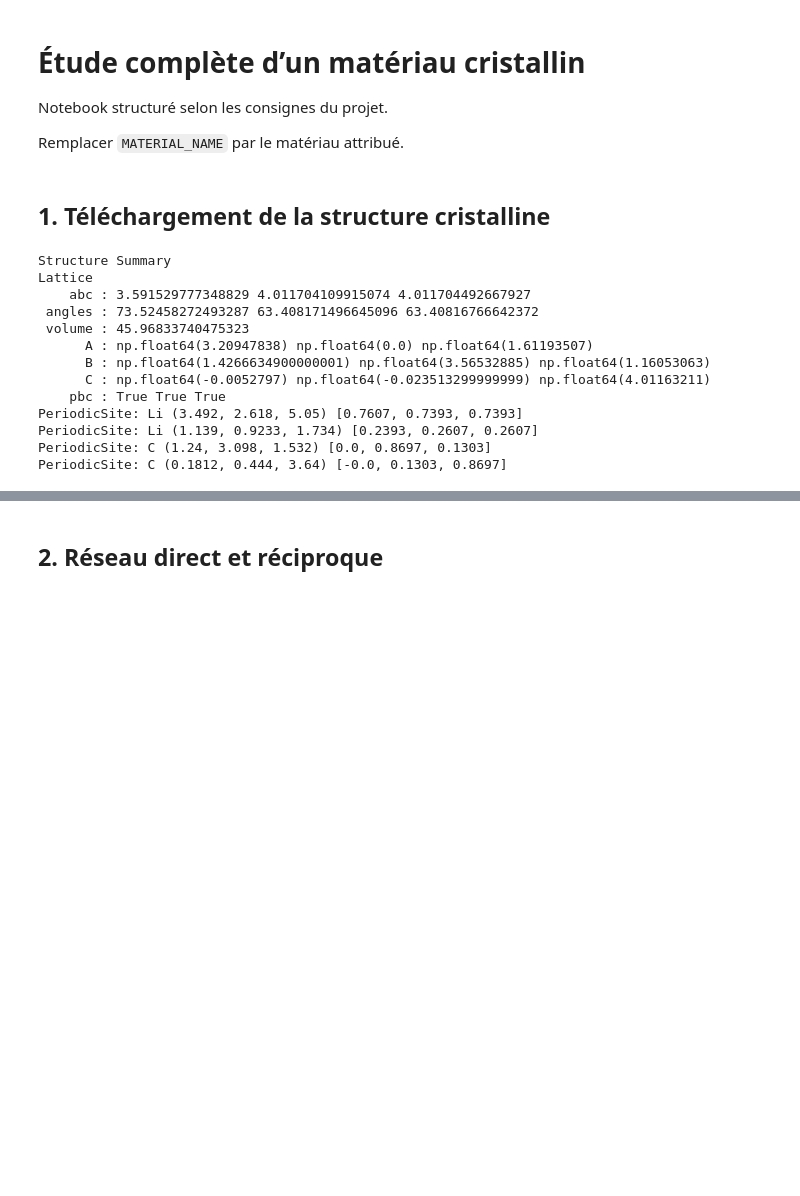
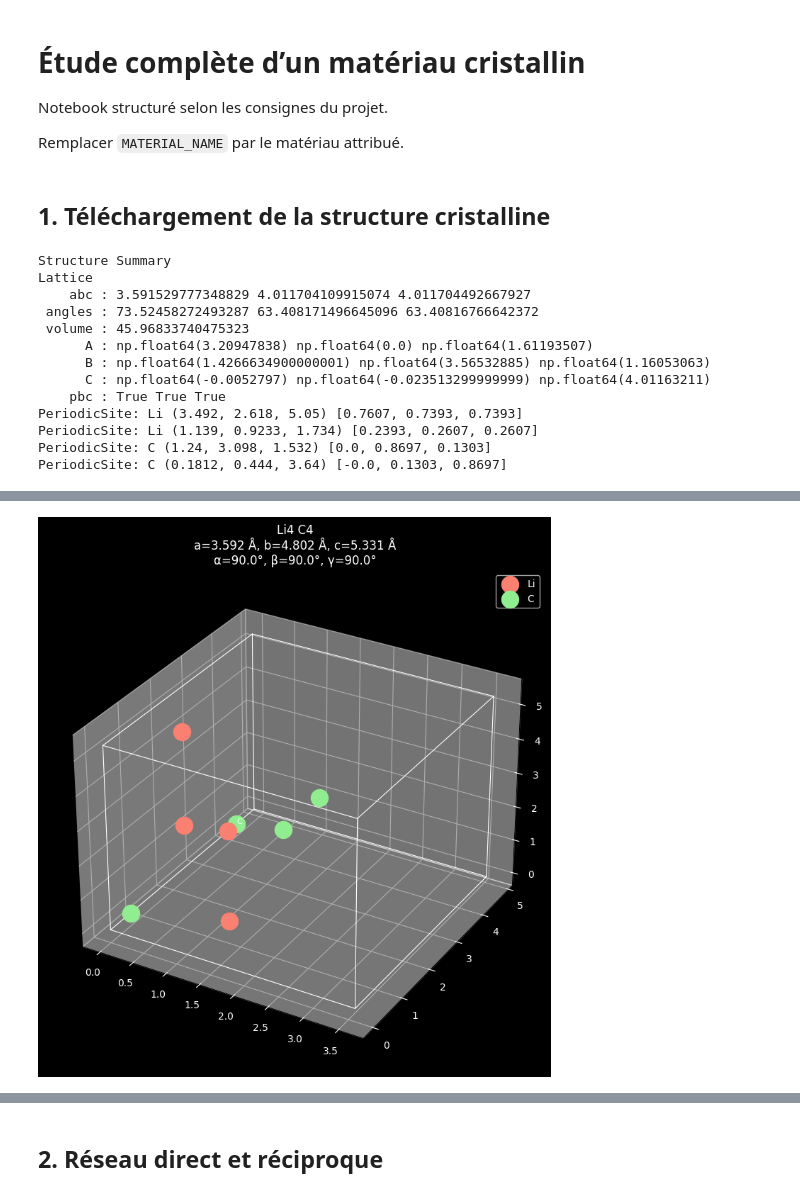
Before and after one commit to yousyou/Projet-LMAPR1492, a Jupyter notebook: notebook_materiaux.ipynb, the cells around one changed output, grey strips where cells are left out. Cells and saved outputs as stored; diff of their text form; code cells hidden in the pictures; blank space fills up the shorter version.

```diff
--- a/notebook_materiaux.ipynb
+++ b/notebook_materiaux.ipynb
@@ -13,17 +13,33 @@ import pymatgen as mg
 from pymatgen.electronic_structure.plotter import BSPlotter
 from pymatgen.phonon.plotter import PhononBSPlotter
 
+#import pour l'affichage des opérations de symétrie
+from jupyter_jsmol.pymatgen import quick_view
+from jupyter_jsmol.pymatgen import JsmolView
+from pymatgen.io.cif import CifWriter
+import plotly.graph_objects as go
+from IPython.display import display
+
+
+
+
+
 #import pymatviz as pv
 # Exemple avec pymatgen (Materials Project)
 #from mp_api.client import MPRester
 from pymatgen.ext.matproj import MPRester  #j'ai mis celui l'autre import ne marche sur mon vscode
 from mp_api.client import MPRester
+
+
+
 API_KEY = "PXBFSqNjWuCbMDn152B5RsMt61dfXOLI"
-material_id = "mp-1378"  # Remplacer par l'ID réel
+material_id = "mp-1378"  #id du LiC dans material project
 
 with MPRester(API_KEY) as mpr:
     structure = mpr.get_structure_by_material_id(material_id)
 
+    structure.to(fmt="cif", filename="LiC.cif")
+
 structure
 # %% [output]
 Structure Summary
@@ -39,3 +55,70 @@ PeriodicSite: Li (3.492, 2.618, 5.05) [0.7607, 0.7393, 0.7393]
 PeriodicSite: Li (1.139, 0.9233, 1.734) [0.2393, 0.2607, 0.2607]
 PeriodicSite: C (1.24, 3.098, 1.532) [0.0, 0.8697, 0.1303]
 PeriodicSite: C (0.1812, 0.444, 3.64) [-0.0, 0.1303, 0.8697]
+# %%
+
+with MPRester(API_KEY) as mpr:
+    structure = mpr.get_structure_by_material_id(material_id,conventional_unit_cell=True)
+
+print(f"Nombres d'atomes dans la maille : {len(structure.sites)}")
+couleurs = {"Li": "salmon", "C": "lightgreen"}
+
+fig = plt.figure(figsize=(8, 8), facecolor="black")
+ax = fig.add_subplot(111, projection="3d")
+ax.set_facecolor("black")
+
+# Tracer les atomes
+for site in structure.sites:
+    x, y, z = site.coords
+    elem = site.species_string
+    ax.scatter(x, y, z,
+               color=couleurs.get(elem, "white"),
+               s=300,
+               label=elem)
+    ax.text(x, y, z, elem, color="white", fontsize=8)
+
+# Tracer les arêtes de la maille
+from itertools import combinations
+
+
+lattice = structure.lattice.matrix
+origin = np.array([0, 0, 0])
+vecs = [lattice[0], lattice[1], lattice[2]]
+
+# 12 arêtes de la maille
+edges = [
+    (origin, vecs[0]),
+    (origin, vecs[1]),
+    (origin, vecs[2]),
+    (vecs[0], vecs[0]+vecs[1]),
+    (vecs[0], vecs[0]+vecs[2]),
+    (vecs[1], vecs[1]+vecs[0]),
+    (vecs[1], vecs[1]+vecs[2]),
+    (vecs[2], vecs[2]+vecs[0]),
+    (vecs[2], vecs[2]+vecs[1]),
+    (vecs[0]+vecs[1], vecs[0]+vecs[1]+vecs[2]),
+    (vecs[0]+vecs[2], vecs[0]+vecs[1]+vecs[2]),
+    (vecs[1]+vecs[2], vecs[0]+vecs[1]+vecs[2]),
+]
+
+for start, end in edges:
+    ax.plot(*zip(start, end), color="white", linewidth=0.8)
+
+# Infos maille
+lattice_params = structure.lattice
+ax.set_title(
+    f"{structure.formula}\n"
+    f"a={lattice_params.a:.3f} Å, b={lattice_params.b:.3f} Å, c={lattice_params.c:.3f} Å\n"
+    f"α={lattice_params.alpha:.1f}°, β={lattice_params.beta:.1f}°, γ={lattice_params.gamma:.1f}°",
+    color="white"
+)
+
+# Légende sans doublons
+handles, labels_legend = ax.get_legend_handles_labels()
+unique = dict(zip(labels_legend, handles))
+ax.legend(unique.values(), unique.keys(), facecolor="black", labelcolor="white")
+
+ax.tick_params(colors="white")
+plt.tight_layout()
+plt.show()
+# %% [output]
@@ -41,0 +126 @@ PeriodicSite: C (0.1812, 0.444, 3.64) [-0.0, 0.1303, 0.8697]
+[figure, added]
```
Also changed, not shown: parts of 39 cells of this notebook, 5 other files.
